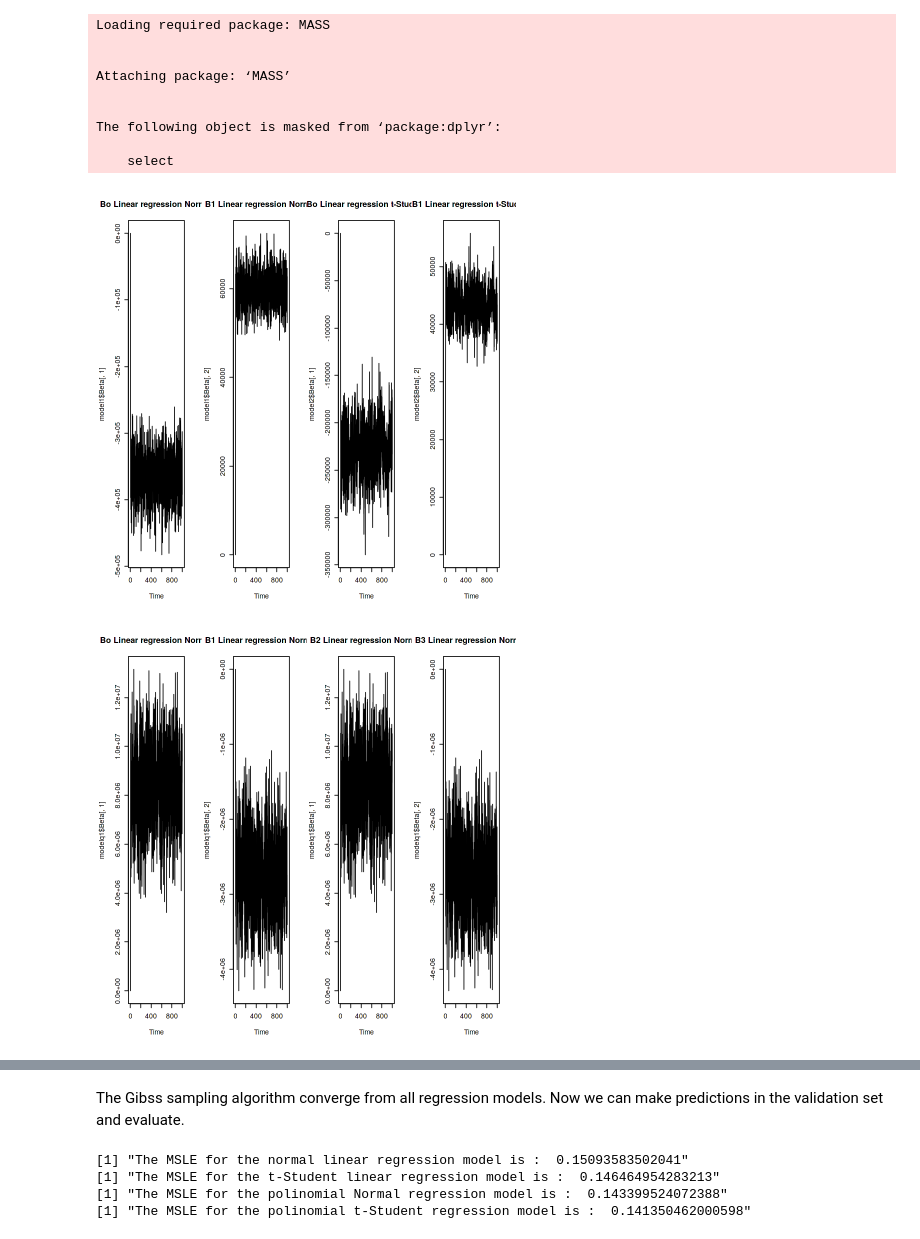
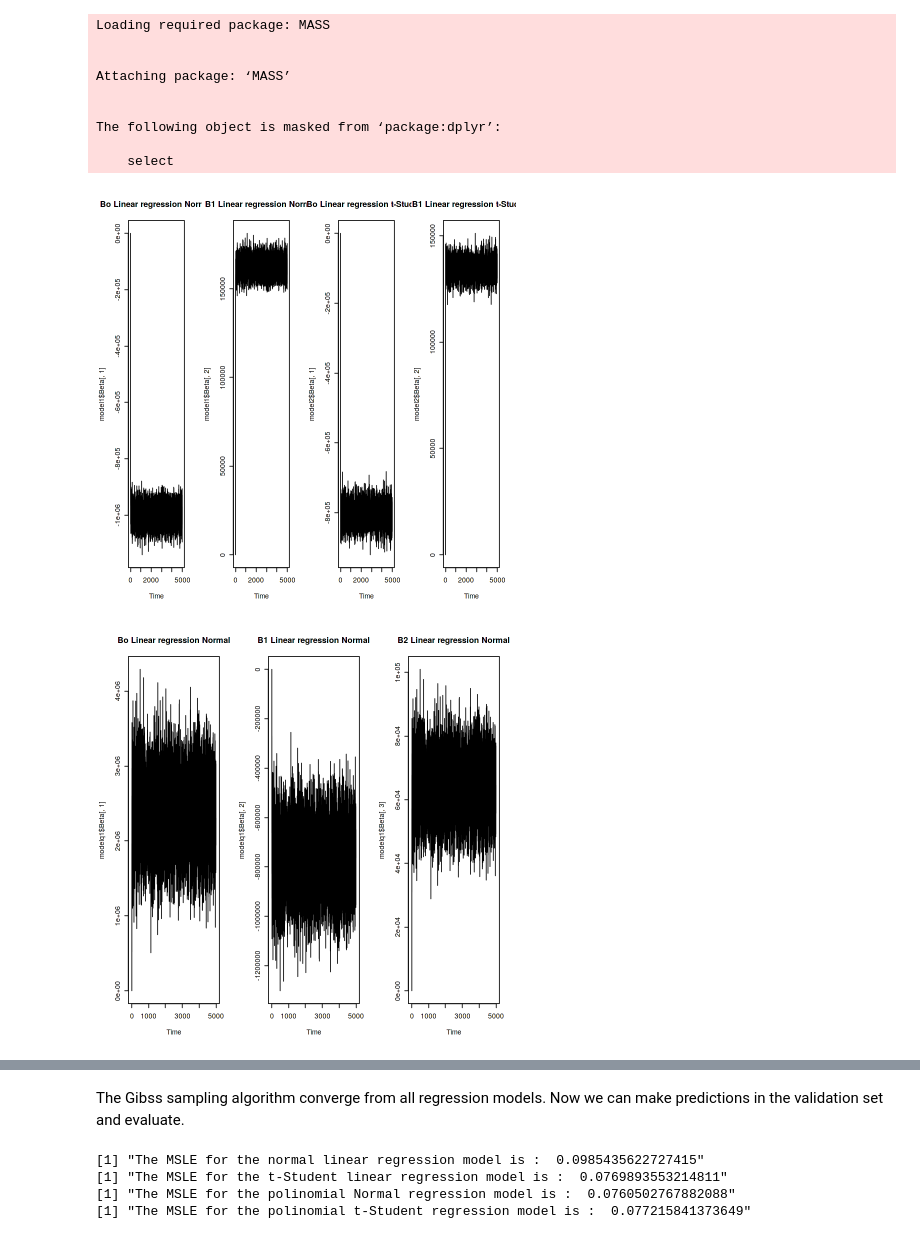
Before and after one commit to diego-renato/Student-t-Regression-with-Bayesian-inference, a Jupyter notebook: Application.ipynb, the cells around one changed output, grey strips where cells are left out. Drawn from its saved outputs; the diff is of its cells as text; code cells hidden in the pictures.

```diff
--- a/Application.ipynb
+++ b/Application.ipynb
@@ -67,14 +67,16 @@ Using R and the MASS library we can implement our regression model. The *lm_norm
 # %%
 lm_normal = function(y,x,steps = 5000){
   require(MASS)
-  X = as.matrix(cbind.data.frame(1,x))
+  X<-as.matrix(cbind.data.frame(1,x))
   numberOfCovariates = dim(X)[2]
   n = dim(X)[1]
 
+  ## Declaring the parameters of the model
   Beta = matrix(0,steps,numberOfCovariates)
   colnames(Beta) = c(paste("Beta_",0:(numberOfCovariates-1),sep=""))
   sigma2 = numeric()
 
+  ## Inicial values
   Beta[1,] <- 10
   sigma2[1] <- var(y)
 
@@ -82,7 +84,8 @@ lm_normal = function(y,x,steps = 5000){
     mu = Beta[step_i-1,]%*%t(X)
     Mv <- solve(t(X)%*%X)*sigma2[step_i-1]
     mu.beta = solve(t(X)%*%X)%*%t(X)%*%y
-    Beta[step_i,] <- mvrnorm(1,mu.beta,Sigma = Mv)
+    b <- mvrnorm(1,mu.beta,Sigma = Mv)
+    Beta[step_i,] <- b
 
     mu = Beta[step_i-1,]%*%t(X)
     a.sigma = 0.5*n
@@ -153,14 +156,16 @@ Using R and the MASS library we can implement our regression model. The *lm_t* f
 # %%
 lm_t = function(y,x,v,steps = 5000){
   require(MASS)
-  X = as.matrix(cbind.data.frame(1,x))
+  X<-as.matrix(cbind.data.frame(1,x))
   numberOfCovariates = dim(X)[2]
   n = dim(X)[1]
 
+  ## Declaring the parameters of the model
   Beta = matrix(0,steps,numberOfCovariates)
   colnames(Beta) = c(paste("Beta_",0:(numberOfCovariates-1),sep=""))
   sigma2 = numeric()
 
+  ## Inicial values
   Beta[1,] <- 10
   sigma2[1] <- var(y)
 
@@ -171,7 +176,8 @@ lm_t = function(y,x,v,steps = 5000){
 
     Mv <- solve(t(X)%*%w%*%X)*sigma2[step_i-1]
     mu.beta = solve(t(X)%*%w%*%X)%*%t(X)%*%w%*%y
-    Beta[step_i,] <- mvrnorm(1,mu.beta,Sigma = Mv)
+    b <- mvrnorm(1,mu.beta,Sigma = Mv)
+    Beta[step_i,] <- b
 
     mu = Beta[step_i-1,]%*%t(X)
     a.sigma = 0.5*n
@@ -228,10 +234,10 @@ where, $\epsilon_i$ can assume Normal or t-Student distribution.
 # %%
 
-model1 = lm_normal(y = train$SalePrice,x = log(train$LotArea),steps = 1000)
-model2 = lm_t(y = train$SalePrice,x = log(train$LotArea),v = 3,steps = 1000)
+model1 = lm_normal(y = train$SalePrice,x = log(train$GrLivArea),steps = 5000)
+model2 = lm_t(y = train$SalePrice,x = log(train$GrLivArea),v = 3,steps = 5000)
 
-modelq1 = lm_normal(y = train$SalePrice,x = poly(log(train$LotArea),3,raw = TRUE),steps = 1000)
-modelq2 = lm_t(y = train$SalePrice,x = poly(log(train$LotArea),3,raw = TRUE),v = 3,steps = 1000)
+modelq1 = lm_normal(y = train$SalePrice,x = poly(log(train$GrLivArea),2,raw = TRUE),steps = 5000)
+modelq2 = lm_t(y = train$SalePrice,x = poly(log(train$GrLivArea),2,raw = TRUE),v = 3,steps = 5000)
 # %% [output]
 Loading required package: MASS
 
@@ -245,21 +251,20 @@ The following object is masked from ‘package:dplyr’:
 # %%
 par(mfrow=c(1,4))
 ts.plot(model1$Beta[,1],main="Bo Linear regression Normal")
 ts.plot(model1$Beta[,2],main="B1 Linear regression Normal")
 ts.plot(model2$Beta[,1],main="Bo Linear regression t-Student")
 ts.plot(model2$Beta[,2],main="B1 Linear regression t-Student")
 
-par(mfrow=c(1,4))
+par(mfrow=c(1,3))
 ts.plot(modelq1$Beta[,1],main="Bo Linear regression Normal")
 ts.plot(modelq1$Beta[,2],main="B1 Linear regression Normal")
-ts.plot(modelq1$Beta[,1],main="B2 Linear regression Normal")
-ts.plot(modelq1$Beta[,2],main="B3 Linear regression Normal")
+ts.plot(modelq1$Beta[,3],main="B2 Linear regression Normal")
 
-par(mfrow=c(1,4))
+
+par(mfrow=c(1,3))
 ts.plot(modelq2$Beta[,1],main="Bo Linear regression t-Student")
 ts.plot(modelq2$Beta[,2],main="B1 Linear regression t-Student")
-ts.plot(modelq2$Beta[,1],main="B2 Linear regression t-Student")
-ts.plot(modelq2$Beta[,2],main="B3 Linear regression t-Student")
+ts.plot(modelq2$Beta[,3],main="B2 Linear regression t-Student")
 # %% [output]
-[figure, old version]
+[figure, new version]
-[figure, old version]
+[figure, new version]
@@ -267,7 +272,7 @@ ts.plot(modelq2$Beta[,2],main="B3 Linear regression t-Student")
 # %% [markdown]
 The Gibss sampling algorithm converge from all regression models. Now we can make predictions in the validation set and evaluate.
 # %%
-x = log(validation$LotArea)
+x = log(validation$GrLivArea)
 
 val_predictionNormal = colMeans(model1$Beta)%*%t(as.matrix(cbind.data.frame(1,x)))
 print(paste("The MSLE for the normal linear regression model is : ",
@@ -277,7 +282,7 @@ print(paste("The MSLE for the t-Student linear regression model is : ",
             msle(actual = validation$SalePrice,val_predictionTstudent)) )
 
 #############################################
-x = poly(log(validation$LotArea),3,raw = TRUE)
+x = poly(log(validation$GrLivArea),2,raw = TRUE)
 
 val_predictionNormalPoly = colMeans(modelq1$Beta)%*%t(as.matrix(cbind.data.frame(1,x)))
 print(paste("The MSLE for the polinomial Normal regression model is : ",
@@ -286,8 +291,8 @@ val_predictionTstudentPoly = colMeans(modelq2$Beta)%*%t(as.matrix(cbind.data.fra
 print(paste("The MSLE for the polinomial t-Student regression model is : ",
             msle(actual = validation$SalePrice,val_predictionTstudentPoly)) )
 # %% [output]
-[1] "The MSLE for the normal linear regression model is :  0.15093583502041"
-[1] "The MSLE for the t-Student linear regression model is :  0.146464954283213"
-[1] "The MSLE for the polinomial Normal regression model is :  0.143399524072388"
-[1] "The MSLE for the polinomial t-Student regression model is :  0.141350462000598"
+[1] "The MSLE for the normal linear regression model is :  0.0985435622727415"
+[1] "The MSLE for the t-Student linear regression model is :  0.0769893553214811"
+[1] "The MSLE for the polinomial Normal regression model is :  0.0760502767882088"
+[1] "The MSLE for the polinomial t-Student regression model is :  0.077215841373649"
 # %% [markdown]
```
Also changed, not shown: parts of 8 cells of this notebook.
